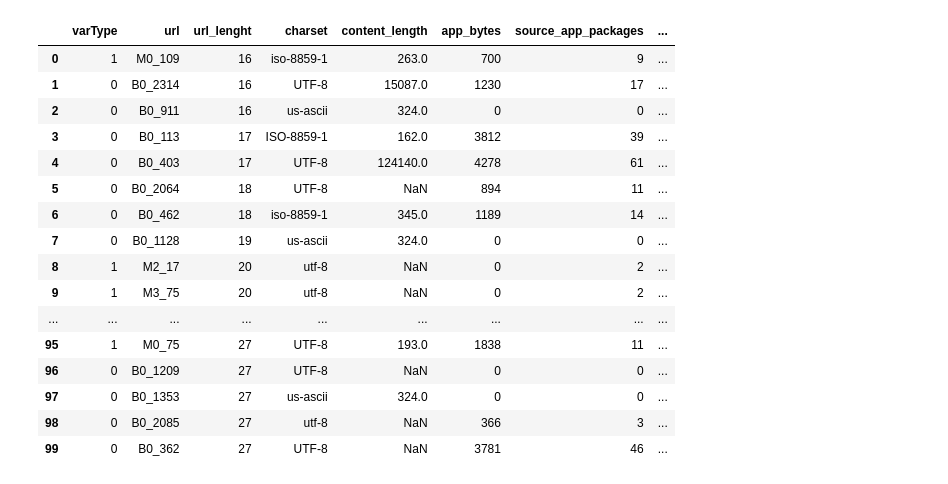
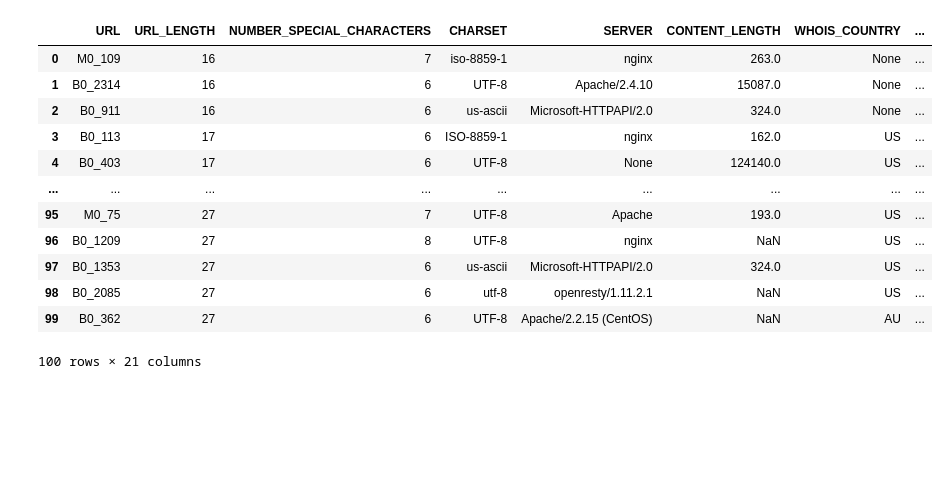
Before and after one commit to francose/maliciousWebSiteAnalysis, a Jupyter notebook: analysisMaliciousWebsites.ipynb, the cells around one changed output. Cells and saved outputs as stored; diff of their text form; code cells hidden in the pictures; blank space fills up the shorter version.

```diff
--- a/analysisMaliciousWebsites.ipynb
+++ b/analysisMaliciousWebsites.ipynb
@@ -47,51 +68,60 @@ class rawData:
 
 
 data = rawData('./dataset.csv')
-dataFrame = pd.DataFrame(dataObj)
+init_dataFrame = pd.DataFrame(data.readData())
+
+
+targetedVariables = pd.DataFrame(init_dataFrame[[
+                                                "Type",
+                                                "URL_LENGTH",
+                                                "CHARSET",
+                                                "CONTENT_LENGTH",
+                                                "APP_BYTES",
+                                                "SOURCE_APP_PACKETS",
+                                                "REMOTE_APP_PACKETS"
+                                                ]])
+
 
 
 class AggregateFunctions:
     def __init__(self, data=None):
         self.data = data
 
     def isEmpty(self):
         return self.data.empty
 
     def getMean(self):
         if (self.isEmpty() == False):
             return(self.data.mean(axis=1))
 
     def getMedian(self):
         if (self.isEmpty() == False):
               return(self.data.median(axis=1))
 
     def getMin(self):
         if (self.isEmpty() == False):
               return(self.data.min(axis=1))
 
     def getMax(self):
         if (self.isEmpty() == False):
               return(self.data.max(axis=1))
 
 
 
-ds = AggregateFunctions(dataFrame)
-dataFrame.head(100)
+ds = AggregateFunctions(init_dataFrame)
+#Samples from raw dataset ; first 100 rows
+init_dataFrame.head(100)
 # %% [output]
-|  | varType | url | url_lenght | charset | content_length | app_bytes | source_app_packages | ... |
-| 0 | 1 | M0_109 | 16 | iso-8859-1 | 263.0 | 700 | 9 | ... |
-| 1 | 0 | B0_2314 | 16 | UTF-8 | 15087.0 | 1230 | 17 | ... |
-| 2 | 0 | B0_911 | 16 | us-ascii | 324.0 | 0 | 0 | ... |
-| 3 | 0 | B0_113 | 17 | ISO-8859-1 | 162.0 | 3812 | 39 | ... |
-| 4 | 0 | B0_403 | 17 | UTF-8 | 124140.0 | 4278 | 61 | ... |
-| 5 | 0 | B0_2064 | 18 | UTF-8 | NaN | 894 | 11 | ... |
-| 6 | 0 | B0_462 | 18 | iso-8859-1 | 345.0 | 1189 | 14 | ... |
-| 7 | 0 | B0_1128 | 19 | us-ascii | 324.0 | 0 | 0 | ... |
-| 8 | 1 | M2_17 | 20 | utf-8 | NaN | 0 | 2 | ... |
-| 9 | 1 | M3_75 | 20 | utf-8 | NaN | 0 | 2 | ... |
+|  | URL | URL_LENGTH | NUMBER_SPECIAL_CHARACTERS | CHARSET | SERVER | CONTENT_LENGTH | WHOIS_COUNTRY | ... |
+| 0 | M0_109 | 16 | 7 | iso-8859-1 | nginx | 263.0 | None | ... |
+| 1 | B0_2314 | 16 | 6 | UTF-8 | Apache/2.4.10 | 15087.0 | None | ... |
+| 2 | B0_911 | 16 | 6 | us-ascii | Microsoft-HTTPAPI/2.0 | 324.0 | None | ... |
+| 3 | B0_113 | 17 | 6 | ISO-8859-1 | nginx | 162.0 | US | ... |
+| 4 | B0_403 | 17 | 6 | UTF-8 | None | 124140.0 | US | ... |
 | ... | ... | ... | ... | ... | ... | ... | ... | ... |
-| 95 | 1 | M0_75 | 27 | UTF-8 | 193.0 | 1838 | 11 | ... |
-| 96 | 0 | B0_1209 | 27 | UTF-8 | NaN | 0 | 0 | ... |
-| 97 | 0 | B0_1353 | 27 | us-ascii | 324.0 | 0 | 0 | ... |
-| 98 | 0 | B0_2085 | 27 | utf-8 | NaN | 366 | 3 | ... |
-| 99 | 0 | B0_362 | 27 | UTF-8 | NaN | 3781 | 46 | ... |
+| 95 | M0_75 | 27 | 7 | UTF-8 | Apache | 193.0 | US | ... |
+| 96 | B0_1209 | 27 | 8 | UTF-8 | nginx | NaN | US | ... |
+| 97 | B0_1353 | 27 | 6 | us-ascii | Microsoft-HTTPAPI/2.0 | 324.0 | US | ... |
+| 98 | B0_2085 | 27 | 6 | utf-8 | openresty/1.11.2.1 | NaN | US | ... |
+| 99 | B0_362 | 27 | 6 | UTF-8 | Apache/2.2.15 (CentOS) | NaN | AU | ... |
+100 rows × 21 columns
```
Also changed, not shown: parts of 9 cells of this notebook.
